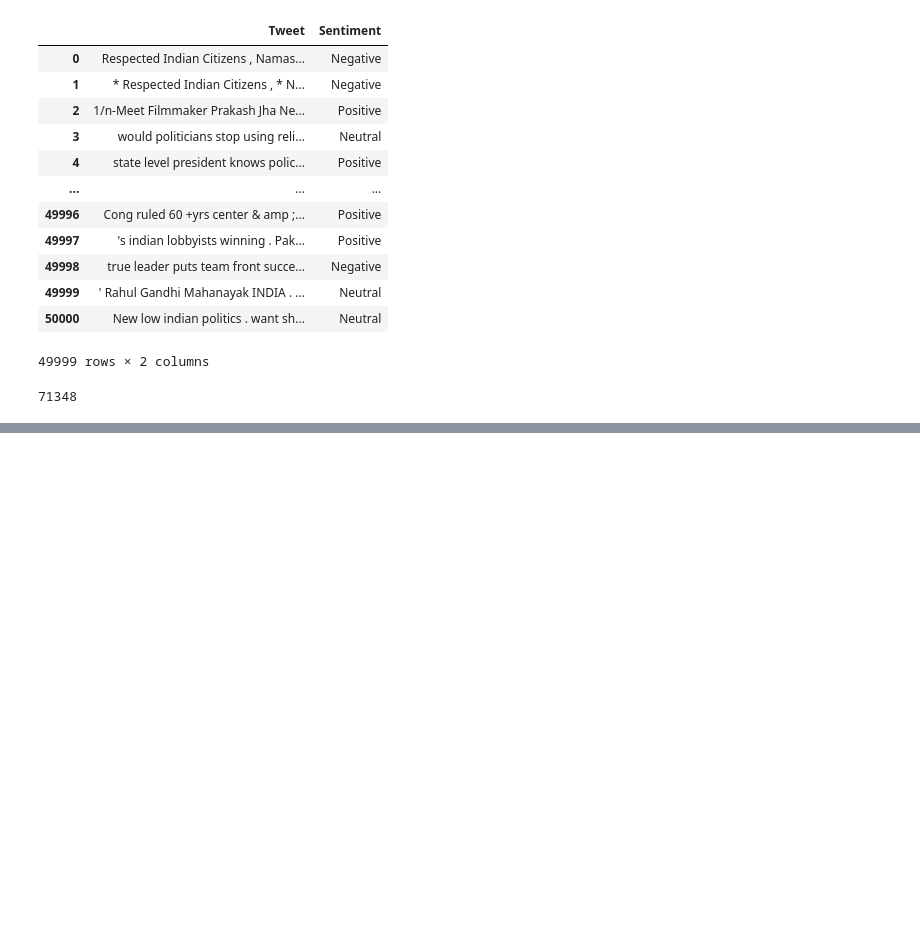
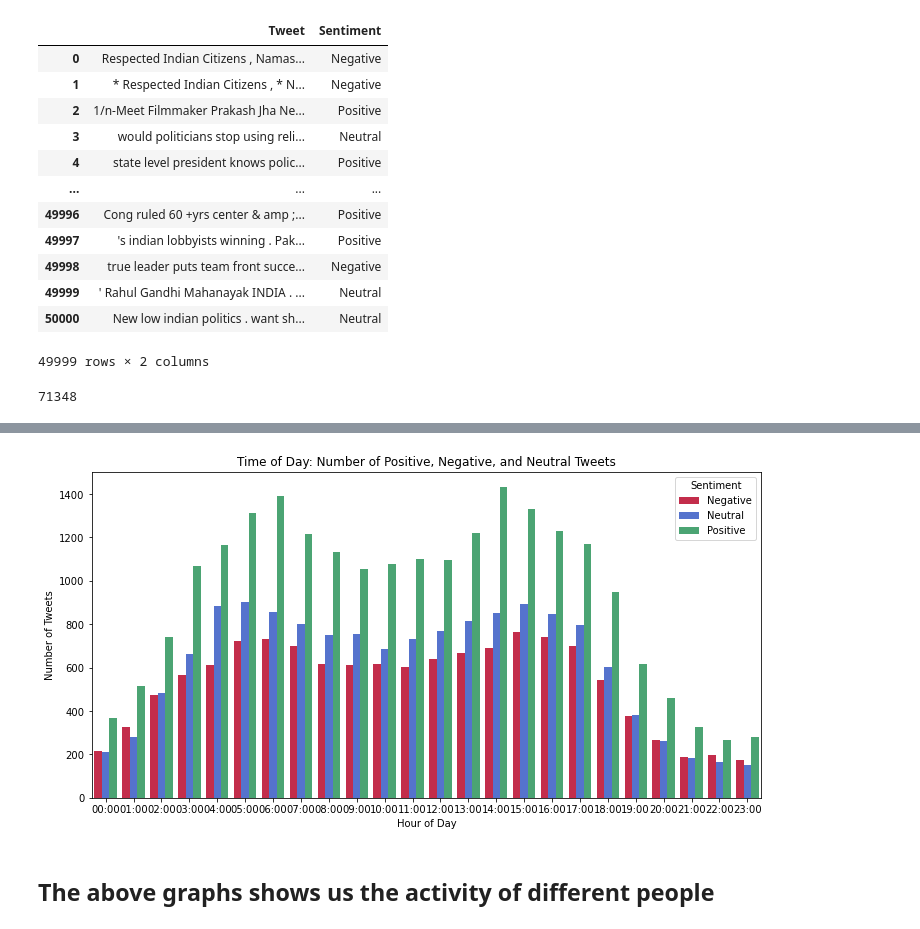
Before and after one commit to raj204950/Data-Project-Raj, a Jupyter notebook: Politics.ipynb, the cells around one changed output, grey strips where cells are left out. Drawn from its saved outputs; the diff is of its cells as text; code cells hidden in the pictures; blank space fills up the shorter version.

```diff
--- a/Politics.ipynb
+++ b/Politics.ipynb
@@ -377,0 +430,28 @@ plt.show()
+# %%
+def format_hour(h: int):
+    h = str(h)
+    if len(h) == 1:
+        h = '0' + h
+    h = h + ":00"
+    return h
+
+sentiment_hourly = poli_data.groupby(['Sentiment', 'hour'])['Tweet'].count().reset_index()
+sentiment_hourly.columns = ['Sentiment', 'Hour of Day', 'Number of Tweets']
+sentiment_hourly['Hour of Day'] = sentiment_hourly['Hour of Day'].apply(format_hour)
+
+plt.figure(figsize=(12, 6))
+sns.barplot(
+    data=sentiment_hourly,
+    x='Hour of Day',
+    y='Number of Tweets',
+    hue='Sentiment',
+    palette=['crimson', 'royalblue', 'mediumseagreen']
+)
+plt.title("Time of Day: Number of Positive, Negative, and Neutral Tweets")
+plt.xlabel("Hour of Day")
+plt.ylabel("Number of Tweets")
+plt.show()
+# %% [output]
+[figure, added]
+# %% [markdown]
+## The above graphs shows us the activity of different people
```
Also changed, not shown: parts of 6 cells of this notebook.
